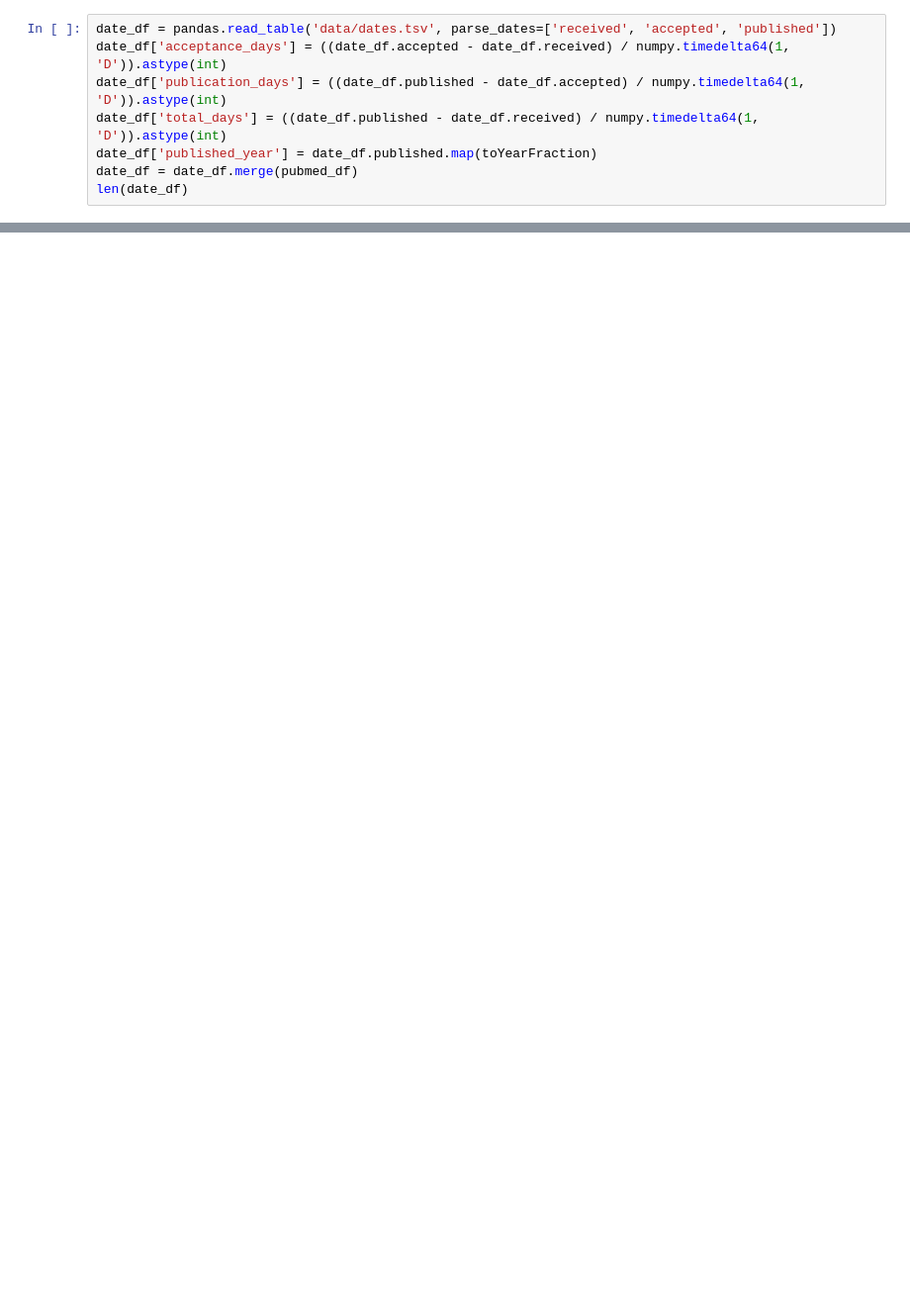
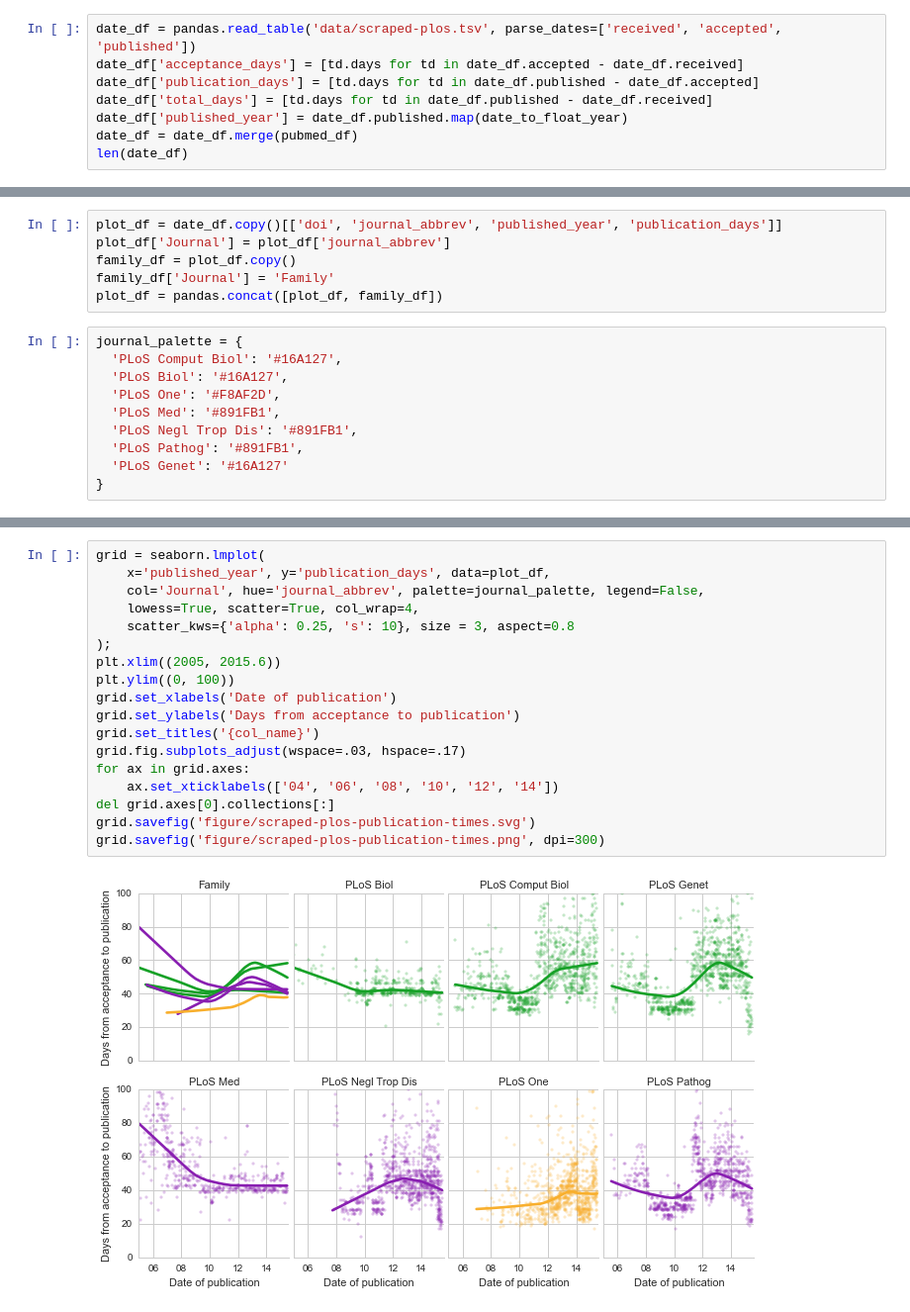
Before and after one commit to dhimmel/plostime, a Jupyter notebook: scraper-vizualize.ipynb, the cells around one changed output, grey strips where cells are left out. Shown: that part at 99% size. Drawn from its saved outputs; the diff is of its cells as text; blank space fills up the shorter version.

```diff
--- a/scraper-vizualize.ipynb
+++ b/scraper-vizualize.ipynb
@@ -30,9 +31,9 @@ def toYearFraction(date):
 # %%
-date_df = pandas.read_table('data/dates.tsv', parse_dates=['received', 'accepted', 'published'])
-date_df['acceptance_days'] = ((date_df.accepted - date_df.received) / numpy.timedelta64(1, 'D')).astype(int)
-date_df['publication_days'] = ((date_df.published - date_df.accepted) / numpy.timedelta64(1, 'D')).astype(int)
-date_df['total_days'] = ((date_df.published - date_df.received) / numpy.timedelta64(1, 'D')).astype(int)
-date_df['published_year'] = date_df.published.map(toYearFraction)
+date_df = pandas.read_table('data/scraped-plos.tsv', parse_dates=['received', 'accepted', 'published'])
+date_df['acceptance_days'] = [td.days for td in date_df.accepted - date_df.received]
+date_df['publication_days'] = [td.days for td in date_df.published - date_df.accepted]
+date_df['total_days'] = [td.days for td in date_df.published - date_df.received]
+date_df['published_year'] = date_df.published.map(date_to_float_year)
 date_df = date_df.merge(pubmed_df)
 len(date_df)
 # %% [output]
@@ -75,0 +50,16 @@ date_df.head()
+# %%
+plot_df = date_df.copy()[['doi', 'journal_abbrev', 'published_year', 'publication_days']]
+plot_df['Journal'] = plot_df['journal_abbrev']
+family_df = plot_df.copy()
+family_df['Journal'] = 'Family'
+plot_df = pandas.concat([plot_df, family_df])
+# %%
+journal_palette = {
+  'PLoS Comput Biol': '#16A127',
+  'PLoS Biol': '#16A127',
+  'PLoS One': '#F8AF2D',
+  'PLoS Med': '#891FB1',
+  'PLoS Negl Trop Dis': '#891FB1',
+  'PLoS Pathog': '#891FB1',
+  'PLoS Genet': '#16A127'
+}
@@ -75,0 +68,20 @@ date_df.head()
+# %%
+grid = seaborn.lmplot(
+    x='published_year', y='publication_days', data=plot_df,
+    col='Journal', hue='journal_abbrev', palette=journal_palette, legend=False,
+    lowess=True, scatter=True, col_wrap=4,
+    scatter_kws={'alpha': 0.25, 's': 10}, size = 3, aspect=0.8
+);
+plt.xlim((2005, 2015.6))
+plt.ylim((0, 100))
+grid.set_xlabels('Date of publication')
+grid.set_ylabels('Days from acceptance to publication')
+grid.set_titles('{col_name}')
+grid.fig.subplots_adjust(wspace=.03, hspace=.17)
+for ax in grid.axes:
+    ax.set_xticklabels(['04', '06', '08', '10', '12', '14'])
+del grid.axes[0].collections[:]
+grid.savefig('figure/scraped-plos-publication-times.svg')
+grid.savefig('figure/scraped-plos-publication-times.png', dpi=300)
+# %% [output]
+[figure, added]
```
Also changed, not shown: parts of 8 cells of this notebook, 23 other files.
